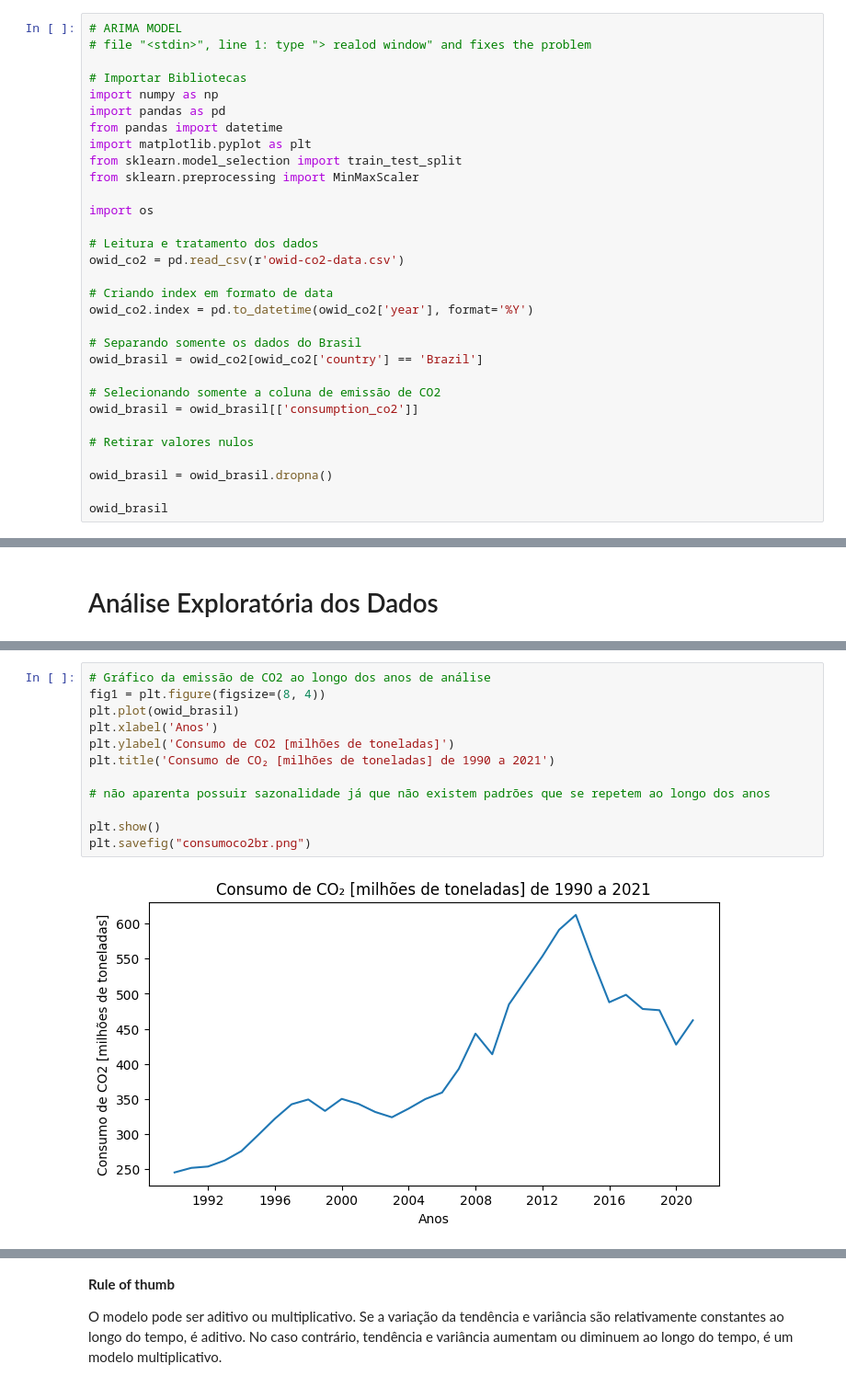
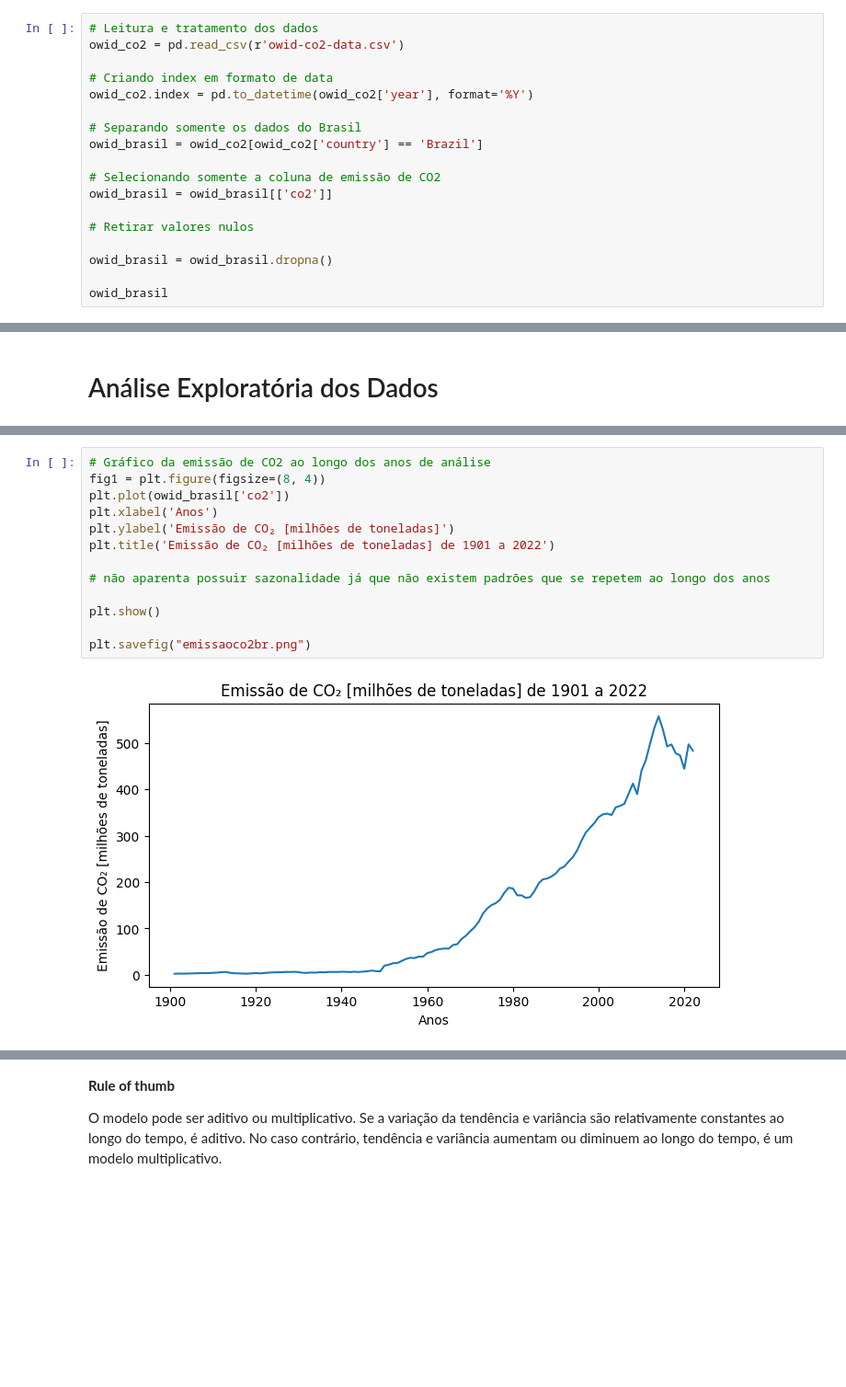
Before and after one commit to be4lima/ARIMA_CO2_BR, a Jupyter notebook: ARIMA_CO2_BR.ipynb, the cells around one changed output, grey strips where cells are left out. Shown at 92% size. Saved outputs shown, nothing was run; the diff lists cells and outputs as text; blank space fills up the shorter version.

```diff
--- a/ARIMA_CO2_BR.ipynb
+++ b/ARIMA_CO2_BR.ipynb
@@ -3,17 +68,4 @@
 # %%
-# ARIMA MODEL
-# file "<stdin>", line 1: type "> realod window" and fixes the problem
-
-# Importar Bibliotecas
-import numpy as np
-import pandas as pd
-from pandas import datetime
-import matplotlib.pyplot as plt
-from sklearn.model_selection import train_test_split
-from sklearn.preprocessing import MinMaxScaler
-
-import os
-
 # Leitura e tratamento dos dados
 owid_co2 = pd.read_csv(r'owid-co2-data.csv')
 
@@ -24,7 +76,7 @@ owid_co2.index = pd.to_datetime(owid_co2['year'], format='%Y')
 owid_brasil = owid_co2[owid_co2['country'] == 'Brazil']
 
 # Selecionando somente a coluna de emissão de CO2
-owid_brasil = owid_brasil[['consumption_co2']]
+owid_brasil = owid_brasil[['co2']]
 
 # Retirar valores nulos
 
@@ -75,17 +123,18 @@ dtype: int64
 # %%
 # Gráfico da emissão de CO2 ao longo dos anos de análise
 fig1 = plt.figure(figsize=(8, 4))
-plt.plot(owid_brasil)
+plt.plot(owid_brasil['co2'])
 plt.xlabel('Anos')
-plt.ylabel('Consumo de CO2 [milhões de toneladas]')
-plt.title('Consumo de CO₂ [milhões de toneladas] de 1990 a 2021')
+plt.ylabel('Emissão de CO₂ [milhões de toneladas]')
+plt.title('Emissão de CO₂ [milhões de toneladas] de 1901 a 2022')
 
 # não aparenta possuir sazonalidade já que não existem padrões que se repetem ao longo dos anos
 
 plt.show()
-plt.savefig("consumoco2br.png")
+
+plt.savefig("emissaoco2br.png")
 # %% [output]
-[figure, old version]
+[figure, new version]
 <Figure size 640x480 with 0 Axes>
 # %%
 # Convertendo o índice para valores numéricos
```
Also changed, not shown: parts of 75 cells of this notebook.
